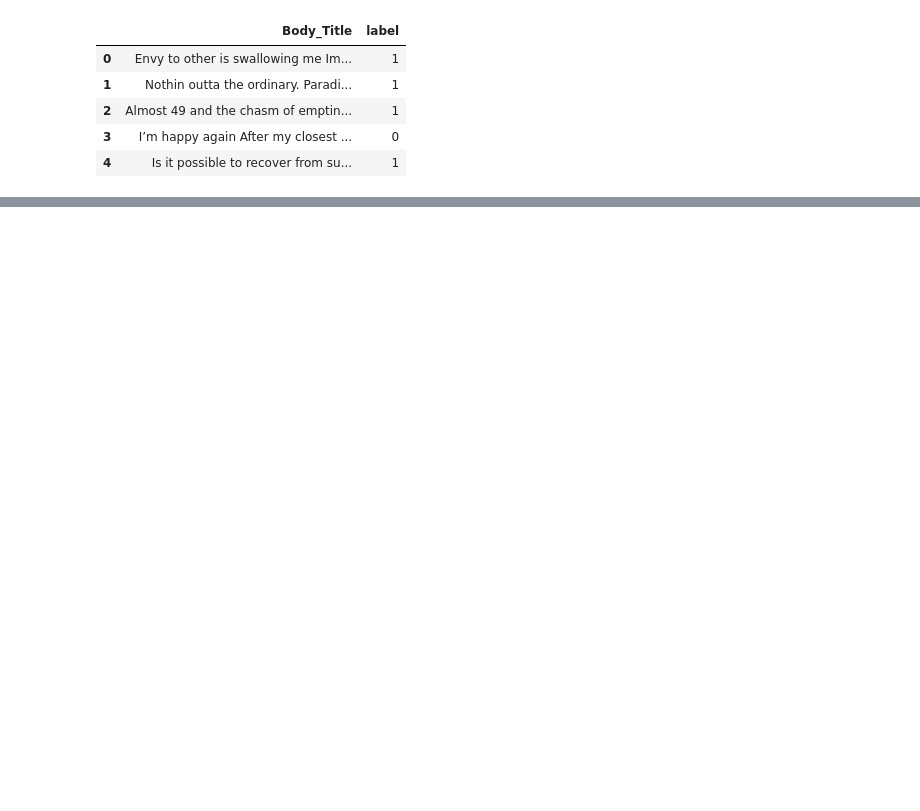
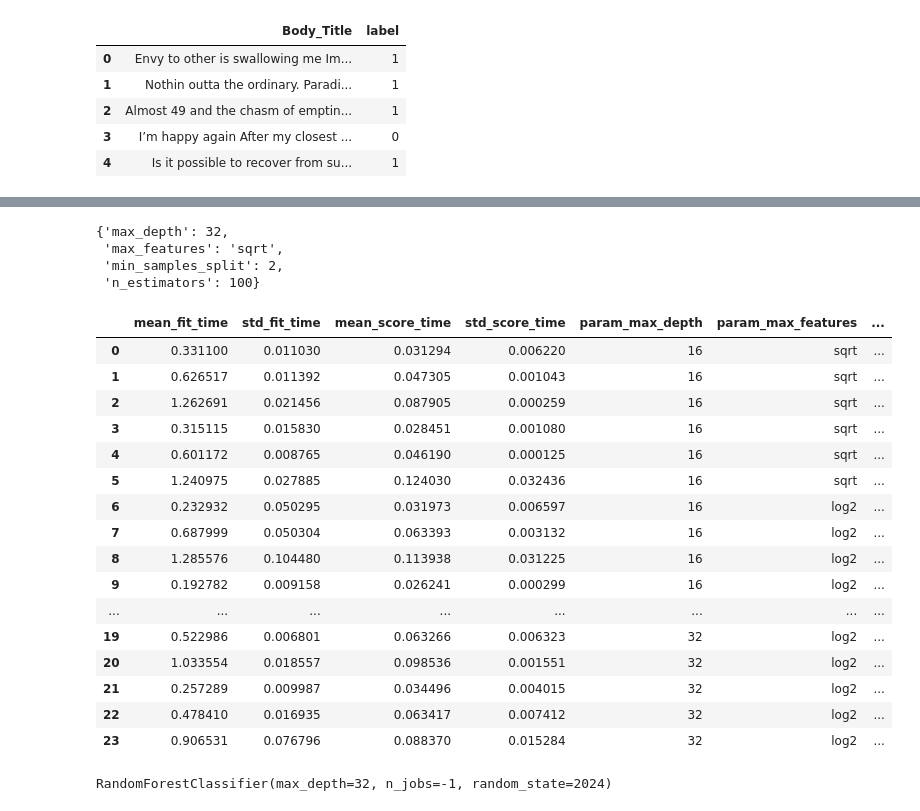
Before and after one commit to JordanMarcelino/dicoding-ml-terapan, a Jupyter notebook: submission-1/stress-detection.ipynb, the cells around one changed output, grey strips where cells are left out. Cells and saved outputs as stored; diff of their text form; code cells hidden in the pictures; blank space fills up the shorter version.

```diff
--- a/submission-1/stress-detection.ipynb
+++ b/submission-1/stress-detection.ipynb
@@ -27,0 +207,3 @@ df.head()
+# %%
+X_train = text_pipeline.fit_transform(X_train)
+X_test = text_pipeline.transform(X_test)
@@ -27,0 +221,21 @@ df.head()
+# %%
+rf = RandomForestClassifier(n_jobs=-1, random_state=2024)
+# %%
+param_grid = {
+    "n_estimators": [50, 100, 200],
+    "max_depth": [16, 32],
+    "max_features": ["sqrt", "log2"],
+    "min_samples_split": [2, 5],
+}
+
+grid = GridSearchCV(
+    rf,
+    param_grid=param_grid,
+    cv=3,
+    return_train_score=True,
+    n_jobs=-1,
+    scoring="accuracy",
+    verbose=1,
+)
+# %%
+grid.fit(X_train, y_train)
@@ -27,0 +252,35 @@ df.head()
+# %%
+grid.best_params_
+# %% [output]
+{'max_depth': 32,
+ 'max_features': 'sqrt',
+ 'min_samples_split': 2,
+ 'n_estimators': 100}
+# %%
+results = pd.DataFrame(grid.cv_results_)
+
+results
+# %% [output]
+|  | mean_fit_time | std_fit_time | mean_score_time | std_score_time | param_max_depth | param_max_features | ... |
+| 0 | 0.331100 | 0.011030 | 0.031294 | 0.006220 | 16 | sqrt | ... |
+| 1 | 0.626517 | 0.011392 | 0.047305 | 0.001043 | 16 | sqrt | ... |
+| 2 | 1.262691 | 0.021456 | 0.087905 | 0.000259 | 16 | sqrt | ... |
+| 3 | 0.315115 | 0.015830 | 0.028451 | 0.001080 | 16 | sqrt | ... |
+| 4 | 0.601172 | 0.008765 | 0.046190 | 0.000125 | 16 | sqrt | ... |
+| 5 | 1.240975 | 0.027885 | 0.124030 | 0.032436 | 16 | sqrt | ... |
+| 6 | 0.232932 | 0.050295 | 0.031973 | 0.006597 | 16 | log2 | ... |
+| 7 | 0.687999 | 0.050304 | 0.063393 | 0.003132 | 16 | log2 | ... |
+| 8 | 1.285576 | 0.104480 | 0.113938 | 0.031225 | 16 | log2 | ... |
+| 9 | 0.192782 | 0.009158 | 0.026241 | 0.000299 | 16 | log2 | ... |
+| ... | ... | ... | ... | ... | ... | ... | ... |
+| 19 | 0.522986 | 0.006801 | 0.063266 | 0.006323 | 32 | log2 | ... |
+| 20 | 1.033554 | 0.018557 | 0.098536 | 0.001551 | 32 | log2 | ... |
+| 21 | 0.257289 | 0.009987 | 0.034496 | 0.004015 | 32 | log2 | ... |
+| 22 | 0.478410 | 0.016935 | 0.063417 | 0.007412 | 32 | log2 | ... |
+| 23 | 0.906531 | 0.076796 | 0.088370 | 0.015284 | 32 | log2 | ... |
+# %%
+best_estimator = grid.best_estimator_
+
+best_estimator.fit(X_train, y_train)
+# %% [output]
+RandomForestClassifier(max_depth=32, n_jobs=-1, random_state=2024)
```
Also changed, not shown: parts of 22 cells of this notebook, 2 other files.
